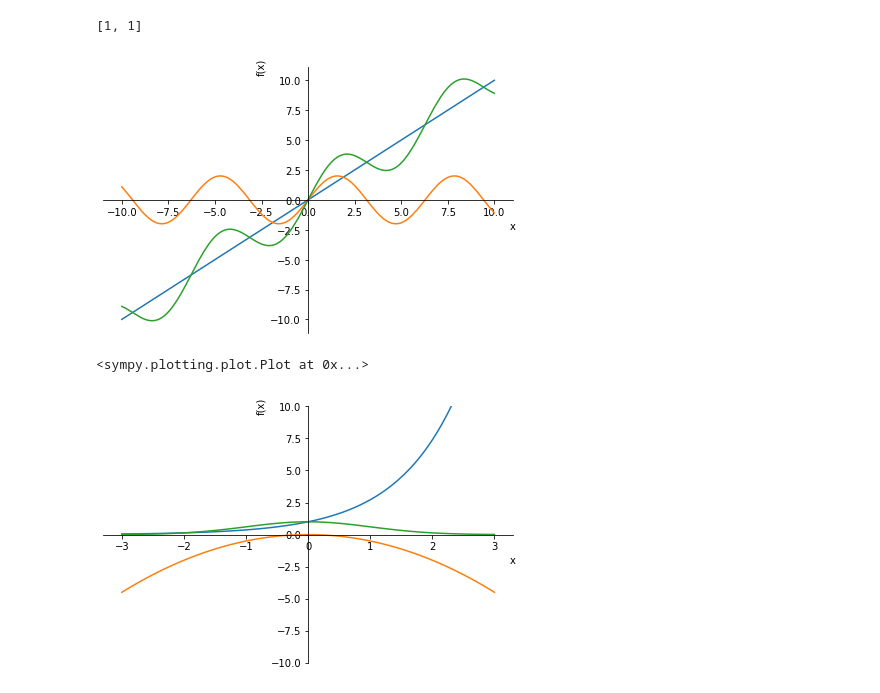
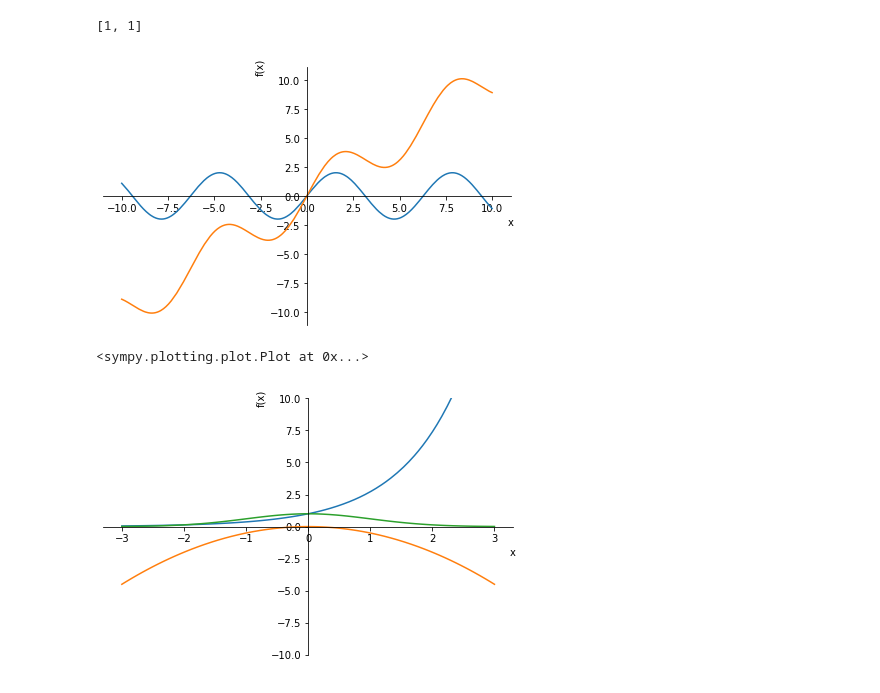
Before and after one commit to benbenji/engineering-mathematics, a Jupyter notebook: 求复合函数图像.ipynb, the cells around one changed output. Saved outputs shown, nothing was run; the diff lists cells and outputs as text; code cells hidden in the pictures.

```diff
--- a/求复合函数图像.ipynb
+++ b/求复合函数图像.ipynb
@@ -102,11 +102,11 @@ fun3([1])
 # %%
 x = symbols('x')
 y = x
 y1 = 2*sin(x)
 y2 = x + 2*sin(x)
-plot(x,y1,y2)
+plot(y1,y2)
 # %% [output]
-[figure, old version]
+[figure, new version]
 <sympy.plotting.plot.Plot at 0x...>
 # %%
 y1 = exp(x)
```
Also changed, not shown: 10 other files.
